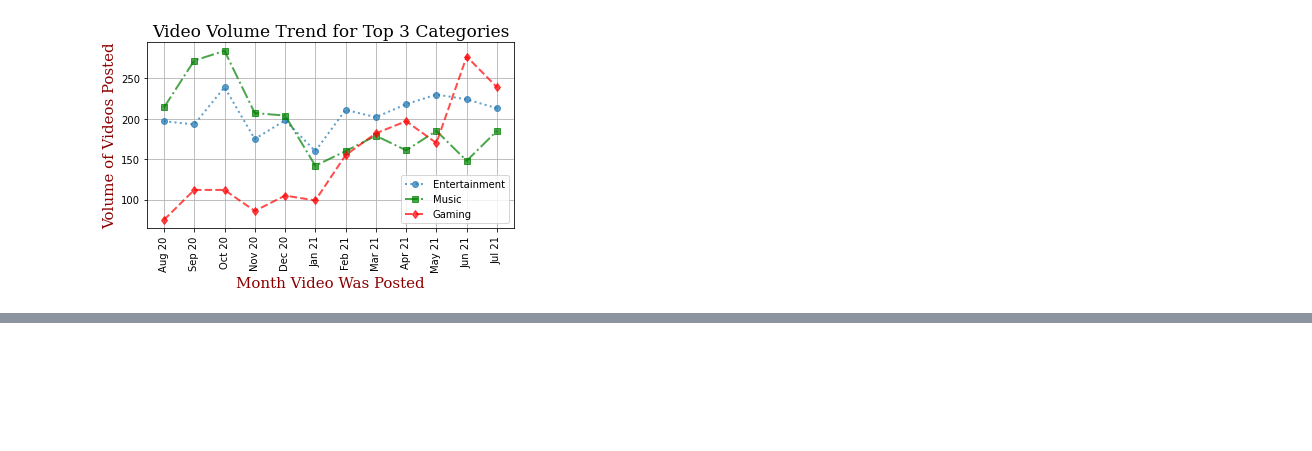
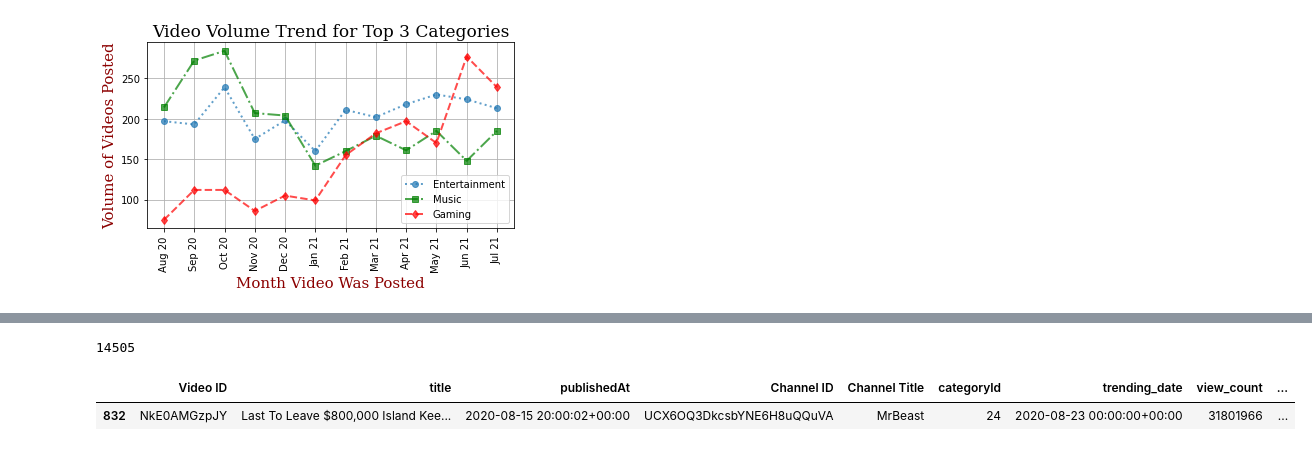
Before and after one commit to robertfben/Covid-Vs.-YouTube-Let-s-get-this-Bread, a Jupyter notebook: Question 3/Question 3 Final.ipynb, the cells around one changed output, grey strips where cells are left out. Cells and saved outputs as stored; diff of their text form; code cells hidden in the pictures; blank space fills up the shorter version.

Commit message:
Merged files for Question 3

```diff
--- a/Question 3/Question 3 Final.ipynb
+++ b/Question 3/Question 3 Final.ipynb
@@ -765,0 +803,24 @@ plt.tight_layout()
+# %%
+# creating dataframe with top_3_categories
+
+Top_3_category_list = ['Entertainment','Gaming','Music']
+All_rows_for_top_3_category = df_merge["category"].isin(Top_3_category_list)
+All_rows_for_top_3_category_data = df_merge[All_rows_for_top_3_category]
+All_rows_for_top_3_category_data.fillna(0)
+len(All_rows_for_top_3_category_data)
+# %% [output]
+14505
+# %%
+# Entertainment video details from the month with highest video volume
+
+# get the max video count for "Entertainment" category in MonYear = "082020"
+entertainment_max_video_count = All_rows_for_top_3_category_data.loc[(All_rows_for_top_3_category_data["category"] == "Entertainment") & (All_rows_for_top_3_category_data["MonYear"] == "20208")]["view_count"].max()
+
+#get the video details
+max_video_details = All_rows_for_top_3_category_data.loc[(All_rows_for_top_3_category_data["category"] == "Entertainment") & (All_rows_for_top_3_category_data["MonYear"] == "20208") & (All_rows_for_top_3_category_data["view_count"] == entertainment_max_video_count)]
+max_video_details
+
+#max_video_details["Video ID"]
+# %% [output]
+|  | Video ID | title | publishedAt | Channel ID | Channel Title | categoryId | trending_date | view_count | ... |
+| 832 | NkE0AMGzpJY | Last To Leave $800,000 Island Kee... | 2020-08-15 20:00:02+00:00 | UCX6OQ3DkcsbYNE6H8uQQuVA | MrBeast | 24 | 2020-08-23 00:00:00+00:00 | 31801966 | ... |
```
Also changed, not shown: parts of 7 cells of this notebook, 3 other files.
